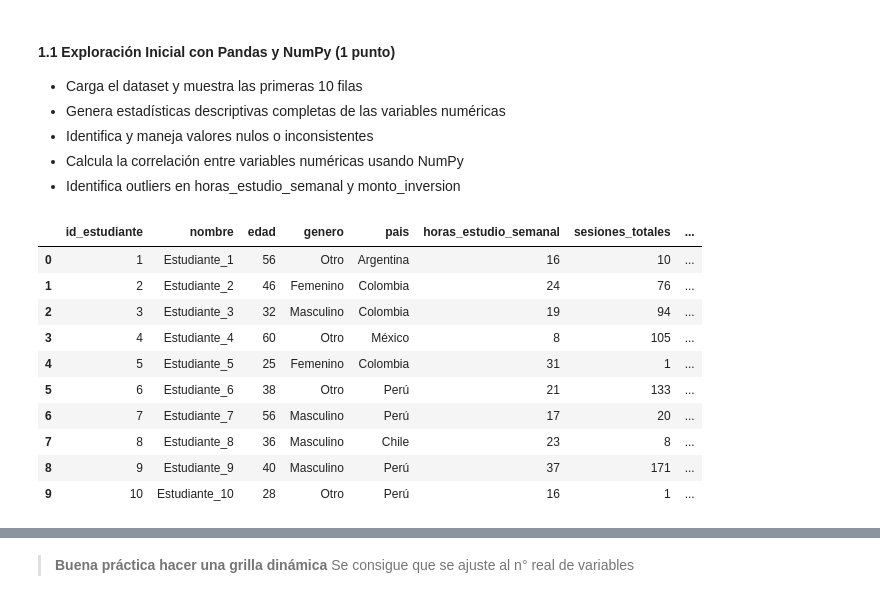
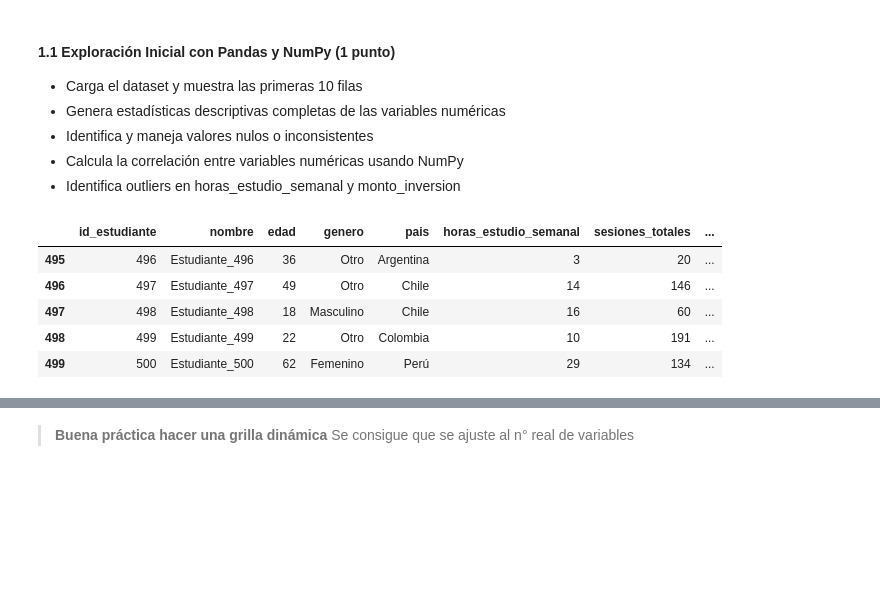
Before and after one commit to JocelynMatus/Data-science-Machine-Learning, a Jupyter notebook: P1-final-.ipynb, the cells around one changed output, grey strips where cells are left out. Cells and saved outputs as stored; diff of their text form; code cells hidden in the pictures; blank space fills up the shorter version.

```diff
--- a/P1-final-.ipynb
+++ b/P1-final-.ipynb
@@ -26,22 +30,18 @@ random_state = 42
 np.random.seed(random_state)
 # %%
 #&&&&&&&&&&&&&&&    Cargar datos   &&&&&&&&&&&&&&&
-df=pd.read_csv(r"c:\Users\Jocelyn Matus Ancavi\Desktop\2026\3.-Curso ciencia de datos\tareas\Tarea mod12 Pfinal\02. Material de apoyo - Estudiantes_edutech.csv")
+df=pd.read_csv(r"c:\Users\Jocelyn Matus Ancavi\Desktop\GIT\Data-science-Machine-Learning\02. Material de apoyo - Estudiantes_edutech.csv")
 pd.set_option('display.max_columns',None) # mostrar todas las columnas
 # para ver la forma de los datos
 df.head(10)
+df.tail()
 # %% [output]
 |  | id_estudiante | nombre | edad | genero | pais | horas_estudio_semanal | sesiones_totales | ... |
-| 0 | 1 | Estudiante_1 | 56 | Otro | Argentina | 16 | 10 | ... |
-| 1 | 2 | Estudiante_2 | 46 | Femenino | Colombia | 24 | 76 | ... |
-| 2 | 3 | Estudiante_3 | 32 | Masculino | Colombia | 19 | 94 | ... |
-| 3 | 4 | Estudiante_4 | 60 | Otro | México | 8 | 105 | ... |
-| 4 | 5 | Estudiante_5 | 25 | Femenino | Colombia | 31 | 1 | ... |
-| 5 | 6 | Estudiante_6 | 38 | Otro | Perú | 21 | 133 | ... |
-| 6 | 7 | Estudiante_7 | 56 | Masculino | Perú | 17 | 20 | ... |
-| 7 | 8 | Estudiante_8 | 36 | Masculino | Chile | 23 | 8 | ... |
-| 8 | 9 | Estudiante_9 | 40 | Masculino | Perú | 37 | 171 | ... |
-| 9 | 10 | Estudiante_10 | 28 | Otro | Perú | 16 | 1 | ... |
+| 495 | 496 | Estudiante_496 | 36 | Otro | Argentina | 3 | 20 | ... |
+| 496 | 497 | Estudiante_497 | 49 | Otro | Chile | 14 | 146 | ... |
+| 497 | 498 | Estudiante_498 | 18 | Masculino | Chile | 16 | 60 | ... |
+| 498 | 499 | Estudiante_499 | 22 | Otro | Colombia | 10 | 191 | ... |
+| 499 | 500 | Estudiante_500 | 62 | Femenino | Perú | 29 | 134 | ... |
 # %%
 #&&&&&&&&&&&&&&&    Exploración de datos    &&&&&&&&&&&&&&&
 df. info()
```
Also changed, not shown: parts of 56 cells of this notebook.
